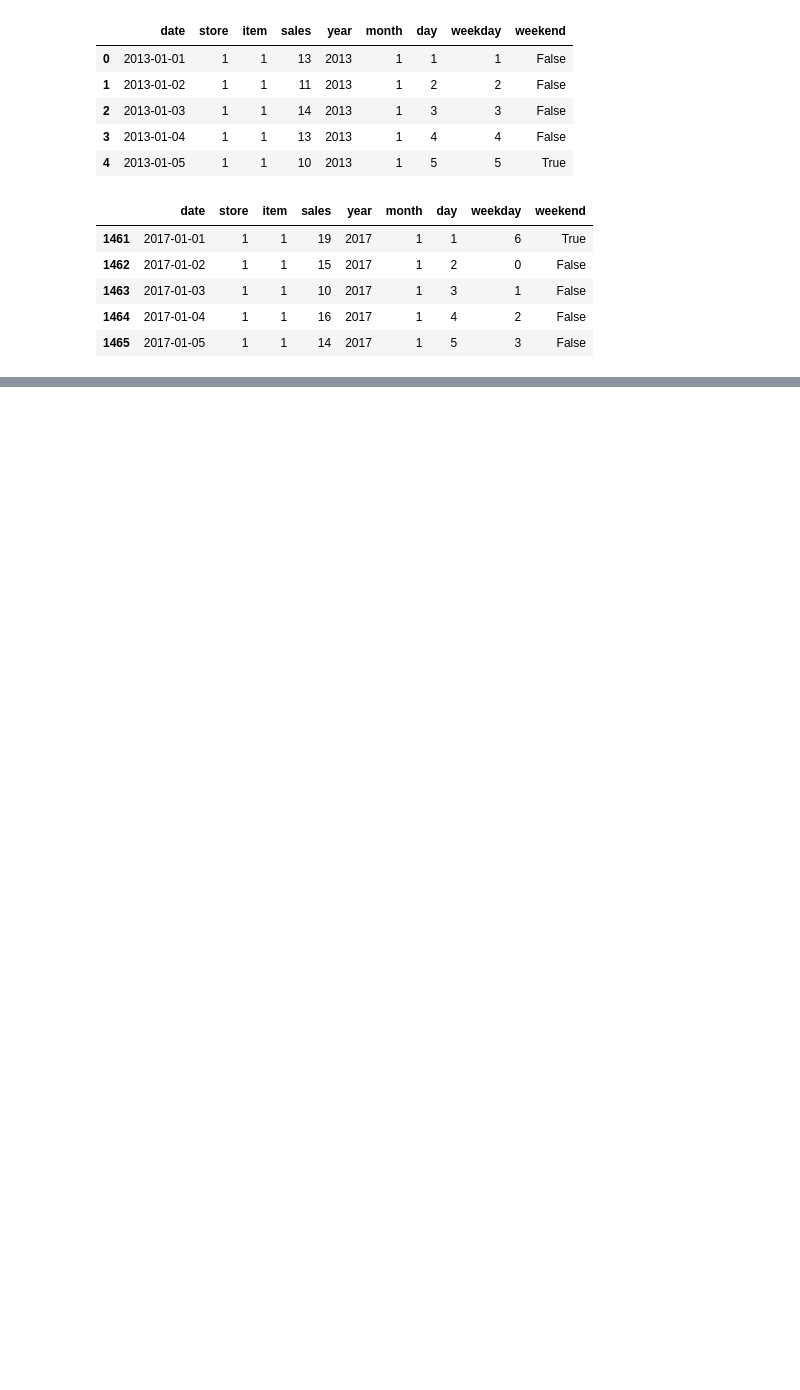
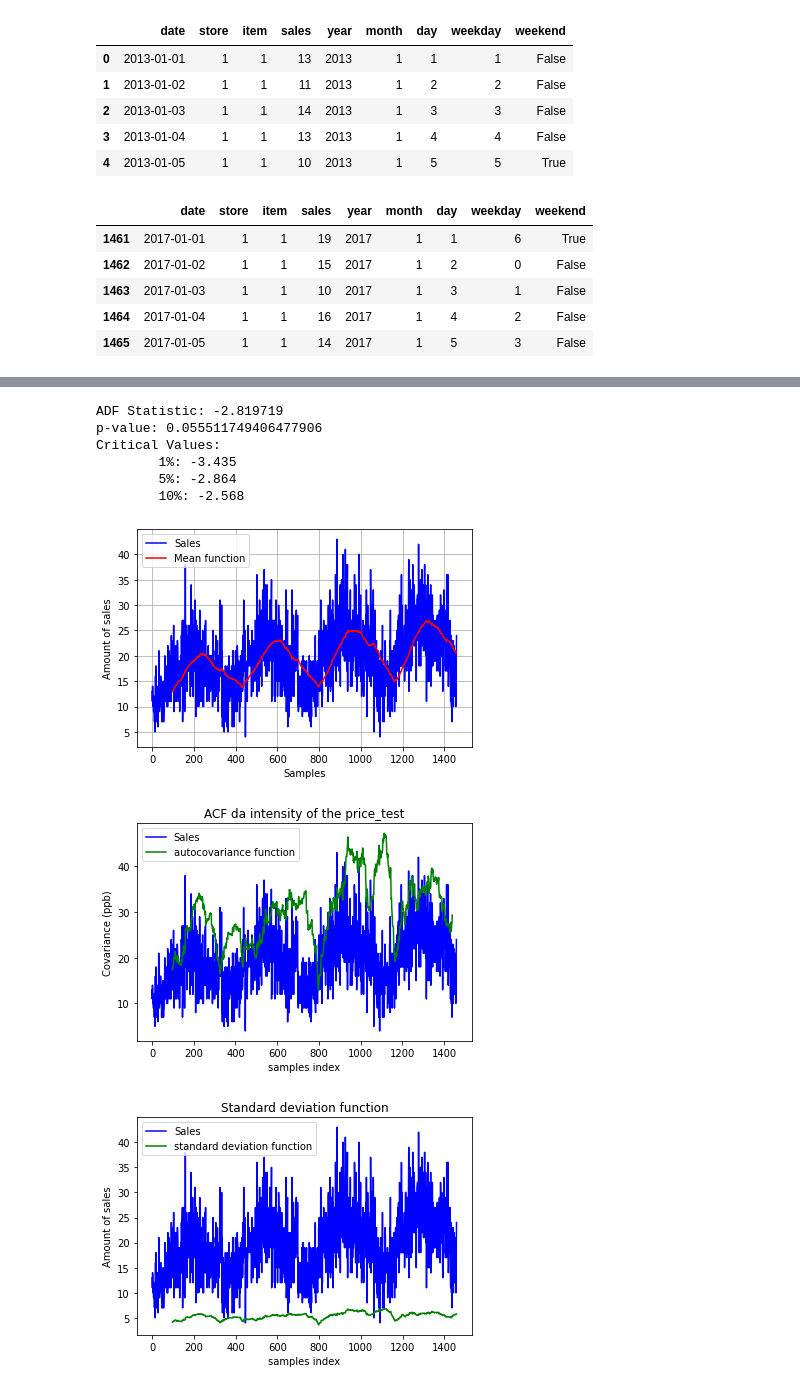
Before and after one commit to rodgdutra/neural_kaggle_store_item, a Jupyter notebook: neural_net.ipynb, the cells around one changed output, grey strips where cells are left out. Saved outputs shown, nothing was run; the diff lists cells and outputs as text; code cells hidden in the pictures; blank space fills up the shorter version.

```diff
--- a/neural_net.ipynb
+++ b/neural_net.ipynb
@@ -80,0 +161,52 @@ item_test_set.head()
+# %%
+# Weak stationary test
+sales_train = item_train_set['sales'].to_numpy()
+
+mean, cov, s_moment, std = stationary_test(sales_train, delta=20,ad=True)
+
+plt.figure()
+plt.subplot()
+plt.plot(sales_train, "b", label="Sales")
+plt.plot(mean[0], mean[1], "r", label="Mean function")
+plt.xlabel("Samples")
+plt.ylabel("Amount of sales")
+plt.grid('on')
+plt.legend()
+plt.show()
+
+plt.figure()
+plt.plot(sales_train, "b", label="Sales")
+plt.plot(cov[0], cov[1], "g", label="autocovariance function")
+plt.xlabel("samples index")
+plt.ylabel("Covariance (ppb)")
+plt.title("ACF da intensity of the price_test")
+plt.legend()
+plt.show()
+
+plt.figure()
+plt.plot(sales_train, "b", label="Sales")
+plt.plot(mean[0], std, "g", label="standard deviation function")
+plt.xlabel("samples index")
+plt.ylabel("Amount of sales")
+plt.title("Standard deviation function")
+plt.legend()
+plt.show()
+
+plt.figure()
+plt.plot(sales_train, "b", label="Sales")
+plt.plot(mean[0], s_moment, "g", label="Second moment function")
+plt.xlabel("samples index")
+plt.ylabel("Amount of sales")
+plt.title("Second moment function")
+plt.legend()
+plt.show()
+# %% [output]
+ADF Statistic: -2.819719
+p-value: 0.055511749406477906
+Critical Values:
+        1%: -3.435
+        5%: -2.864
+        10%: -2.568
+[figure, added]
+[figure, added]
+[figure, added]
```
Also changed, not shown: parts of 24 cells of this notebook, 1 other file.
